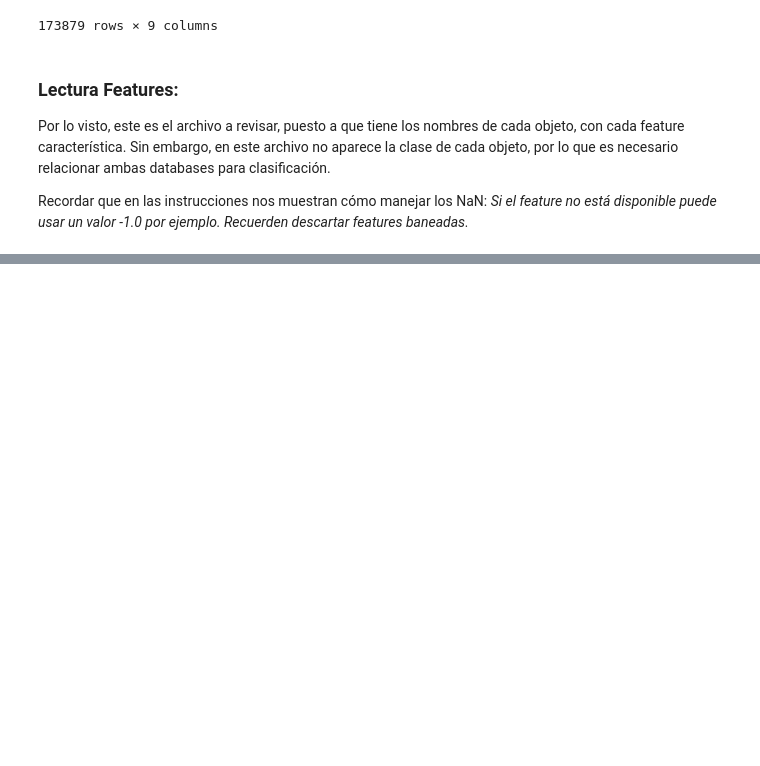
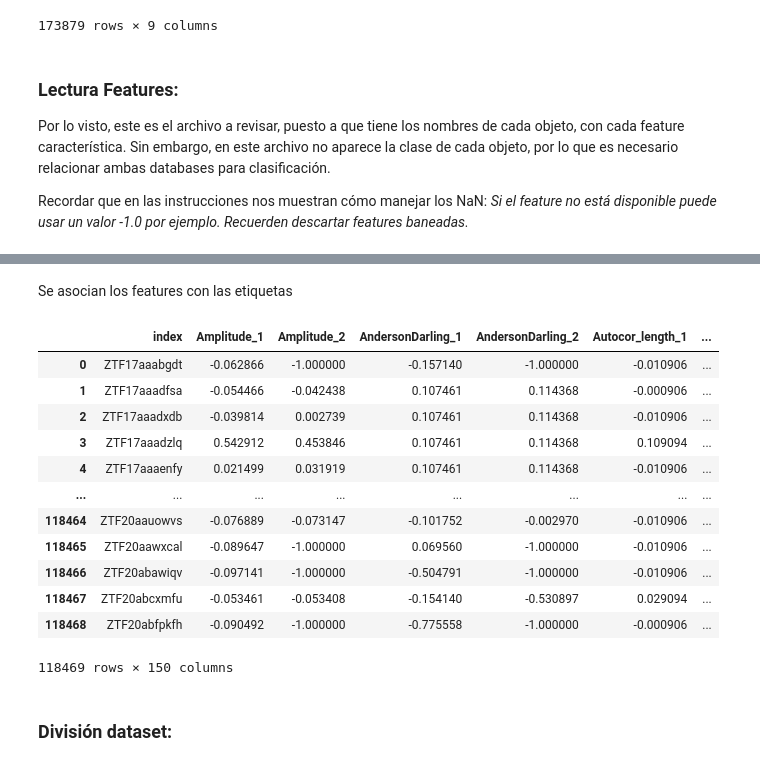
Before and after one commit to CubelliJ/Clasificacion_rapida_ALeRCE, a Jupyter notebook: ALeRCE_Hito_1.ipynb, the cells around one changed output, grey strips where cells are left out. Saved outputs shown, nothing was run; the diff lists cells and outputs as text; code cells hidden in the pictures; blank space fills up the shorter version.

```diff
--- a/ALeRCE_Hito_1.ipynb
+++ b/ALeRCE_Hito_1.ipynb
@@ -293,0 +178,2 @@ KeyError: 'index'
+# %%
+features = pd.read_parquet(features_dir)
@@ -293,0 +182,6 @@ KeyError: 'index'
+# %% [markdown]
+Se asocian los features con las etiquetas
+# %%
+dataset = pd.merge(features, etiquetas, left_on='index', right_on='oid')
+# %%
+dataset = dataset.drop(['oid'], axis=1)
@@ -293,0 +193,18 @@ KeyError: 'index'
+# %%
+dataset
+# %% [output]
+|  | index | Amplitude_1 | Amplitude_2 | AndersonDarling_1 | AndersonDarling_2 | Autocor_length_1 | ... |
+| 0 | ZTF17aaabgdt | -0.062866 | -1.000000 | -0.157140 | -1.000000 | -0.010906 | ... |
+| 1 | ZTF17aaadfsa | -0.054466 | -0.042438 | 0.107461 | 0.114368 | -0.000906 | ... |
+| 2 | ZTF17aaadxdb | -0.039814 | 0.002739 | 0.107461 | 0.114368 | -0.010906 | ... |
+| 3 | ZTF17aaadzlq | 0.542912 | 0.453846 | 0.107461 | 0.114368 | 0.109094 | ... |
+| 4 | ZTF17aaaenfy | 0.021499 | 0.031919 | 0.107461 | 0.114368 | -0.010906 | ... |
+| ... | ... | ... | ... | ... | ... | ... | ... |
+| 118464 | ZTF20aauowvs | -0.076889 | -0.073147 | -0.101752 | -0.002970 | -0.010906 | ... |
+| 118465 | ZTF20aawxcal | -0.089647 | -1.000000 | 0.069560 | -1.000000 | -0.010906 | ... |
+| 118466 | ZTF20abawiqv | -0.097141 | -1.000000 | -0.504791 | -1.000000 | -0.010906 | ... |
+| 118467 | ZTF20abcxmfu | -0.053461 | -0.053408 | -0.154140 | -0.530897 | 0.029094 | ... |
+| 118468 | ZTF20abfpkfh | -0.090492 | -1.000000 | -0.775558 | -1.000000 | -0.000906 | ... |
+118469 rows × 150 columns
+# %% [markdown]
+### División dataset:
```
Also changed, not shown: parts of 34 cells of this notebook.
